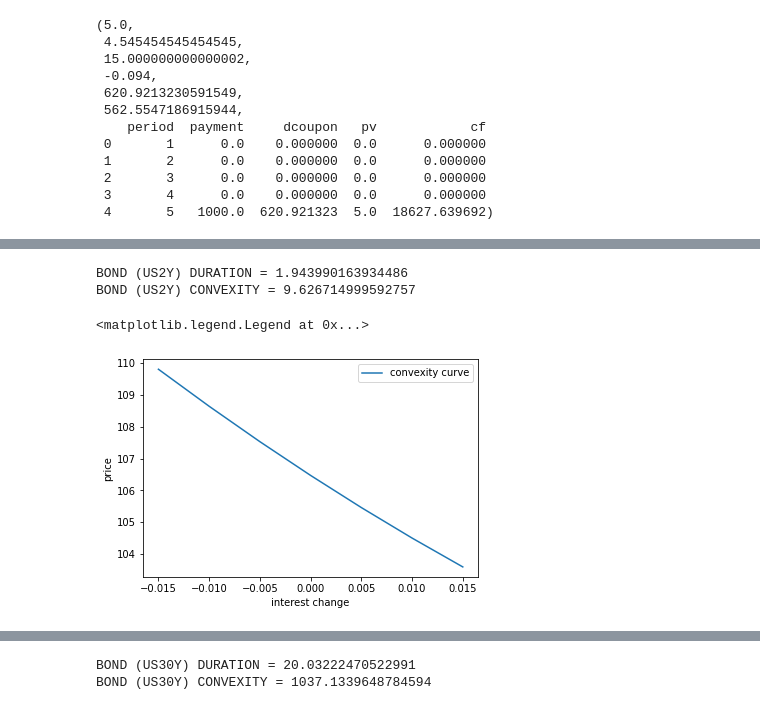
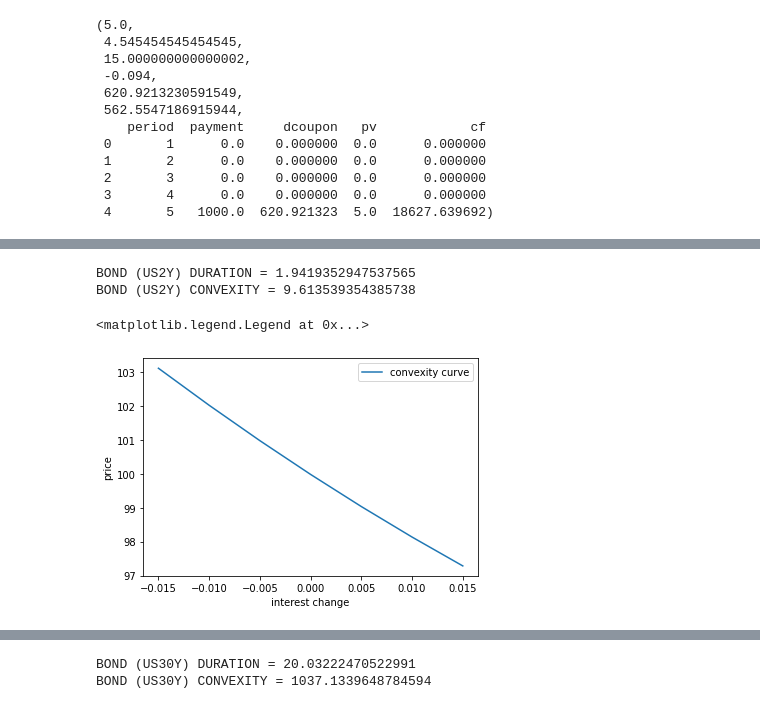
Before and after one commit to mxmws/datafin, a Jupyter notebook: Final_assigment.ipynb, the cells around one changed output, grey strips where cells are left out. Cells and saved outputs as stored; diff of their text form; code cells hidden in the pictures.

```diff
--- a/Final_assigment.ipynb
+++ b/Final_assigment.ipynb
@@ -559,0 +590,4 @@ plt.show()
+# %%
+r = round(newton(US30Y, 0.01)*100,2)
+print("YTM US30Y: " + str(r))
+YTM.append(r)
@@ -559,0 +598,9 @@ plt.show()
+# %%
+def YTM_func(price, face, coupon, periods):
+    def bond_price_calc(YTM):
+        return ((coupon*((1-(1+YTM)**-periods))/YTM)+((face)/(1+YTM)**periods))-price
+    return bond_price_calc
+# %%
+for i in range(5):
+    r = round(newton(YTM_func(price=prices[i],face=100,coupon=coupons[i],periods=periods[i]), 0.01)*100, 2)
+    print("YTM (APPROXIMATION) BOND " +str(i) + ": " + str(r))
@@ -632,15 +685,3 @@ Duration(10, 0, 1,1000, "01/01/2022", "01/01/2027", 0.02)
  2       3      0.0    0.000000  0.0      0.000000
  3       4      0.0    0.000000  0.0      0.000000
  4       5   1000.0  620.921323  5.0  18627.639692)
-# %%
-#price change book example
-#in the book the prices seems to oscillate more
-interest_rate_shift = [-0.015, -0.01, -0.005, 0, 0.005, 0.01, 0.015]
-l= []
-for i in interest_rate_shift:
-    l.append(Duration(10, 10,2,100, "01/01/2014", "01/01/2022", i)[5])
-plt.plot(interest_rate_shift, l, label="convexity curve")
-
-plt.xlabel("interest change")
-plt.ylabel('price')
-plt.legend()
@@ -654,34 +690,28 @@ settle_yields = []
 # %%
 face_value = 100
 
-yields = list(bonds.iloc[:,0])[-4: ]
-yields.reverse()
-#set day yield
-
-settle_yields.append(yields[0])
-
-results = Duration(yields[0], coupons[0],2, face_value, "31-12-2022", "31-12-2024", 0)
+results = Duration(YTM[0], coupons[0],2, face_value, "31-12-2022", "31-12-2024", 0)
 duration = results[0]
 convexity = results[2]
 print("BOND (US2Y) DURATION = " + str(duration))
 print("BOND (US2Y) CONVEXITY = " + str(convexity))
 
 #print how price will change with some intresets rates changes
 
 interest_rate_shift = [-0.015, -0.01, -0.005, 0, 0.005, 0.01, 0.015]
 l= []
 for i in interest_rate_shift:
-    l.append(Duration(yields[0], coupons[0],2, face_value, "31-12-2022", "31-12-2024", i)[5])
+    l.append(Duration(YTM[0], coupons[0],2, face_value, "31-12-2022", "31-12-2024", i)[5])
 plt.plot(interest_rate_shift, l, label="convexity curve")
 
 plt.xlabel("interest change")
 plt.ylabel('price')
 plt.legend()
 # %% [output]
-BOND (US2Y) DURATION = 1.943990163934486
-BOND (US2Y) CONVEXITY = 9.626714999592757
+BOND (US2Y) DURATION = 1.9419352947537565
+BOND (US2Y) CONVEXITY = 9.613539354385738
 <matplotlib.legend.Legend at 0x...>
-[figure, old version]
+[figure, new version]
 # %%
 #US3Y
 face_value = 100
```
Also changed, not shown: parts of 24 cells of this notebook.
